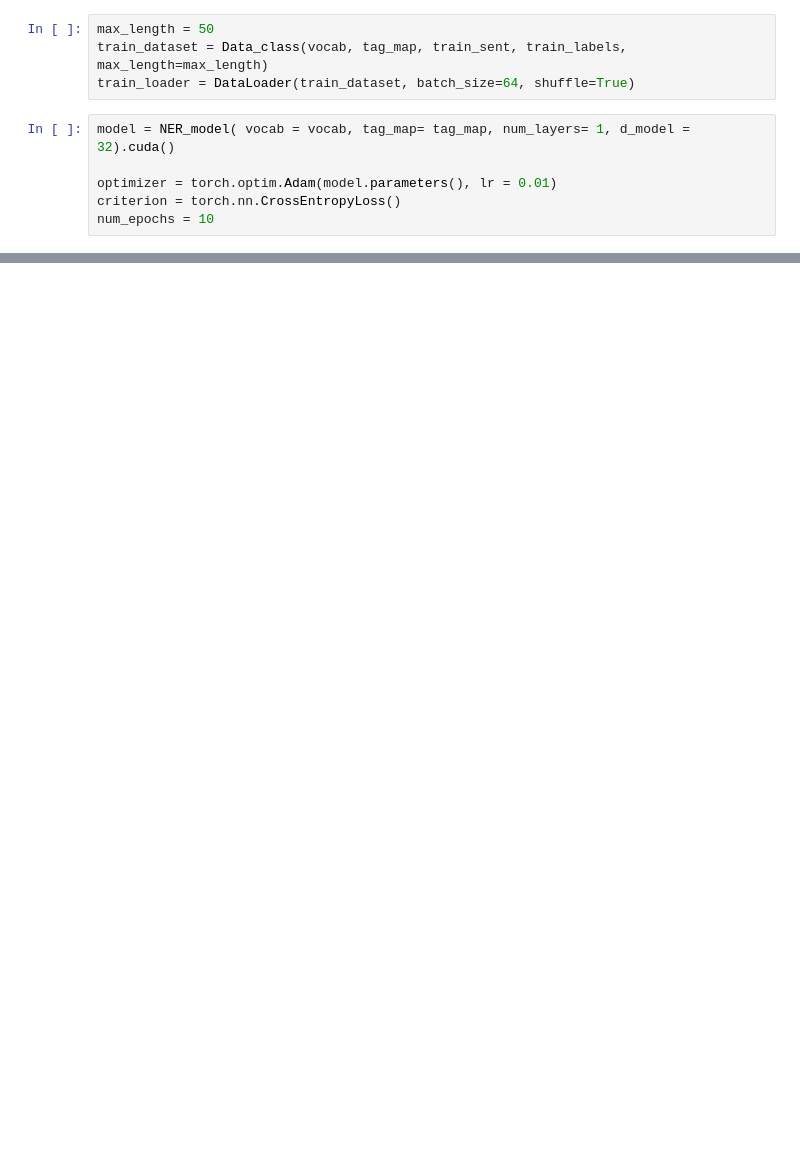
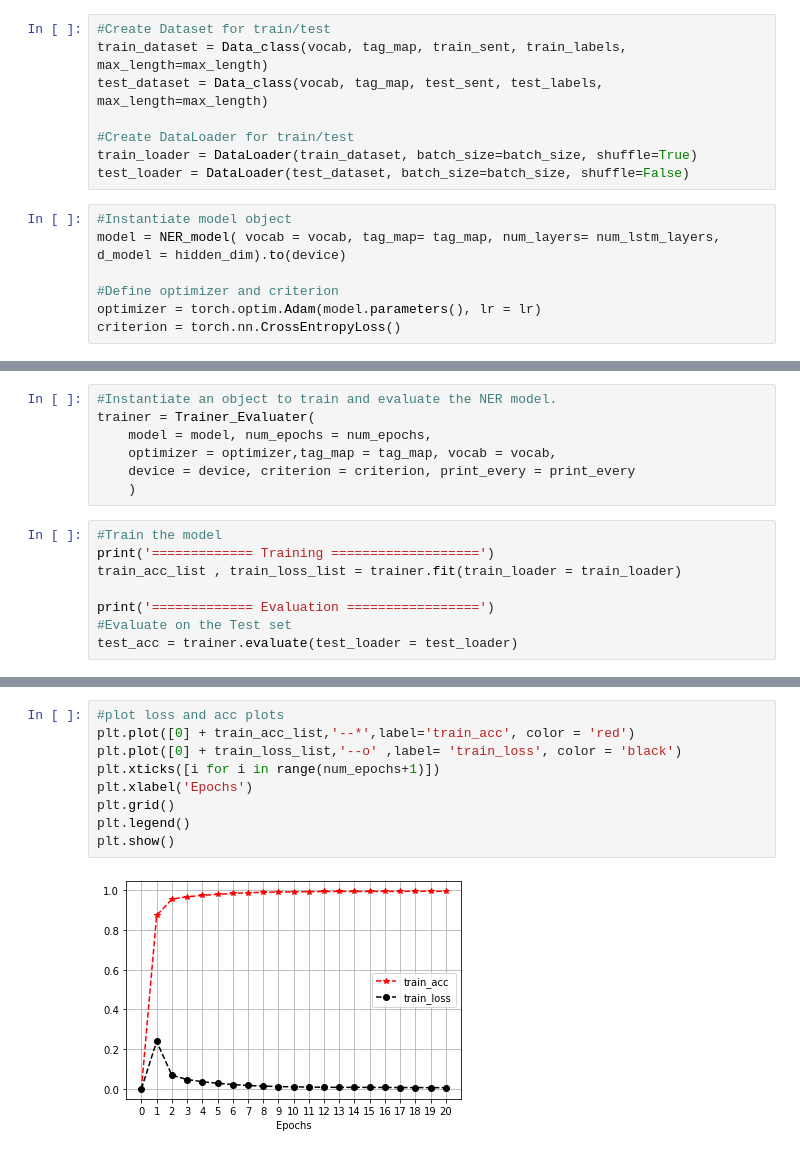
Before and after one commit to faresmalik/Named-Entity-Recognition, a Jupyter notebook: notebook.ipynb, the cells around one changed output, grey strips where cells are left out. Saved outputs shown, nothing was run; the diff lists cells and outputs as text; blank space fills up the shorter version.

```diff
--- a/notebook.ipynb
+++ b/notebook.ipynb
@@ -61,12 +100,17 @@ plt.show()
 # %% [output]
 [figure]
 # %%
-max_length = 50
+#Create Dataset for train/test
 train_dataset = Data_class(vocab, tag_map, train_sent, train_labels, max_length=max_length)
-train_loader = DataLoader(train_dataset, batch_size=64, shuffle=True)
+test_dataset = Data_class(vocab, tag_map, test_sent, test_labels, max_length=max_length)
+
+#Create DataLoader for train/test
+train_loader = DataLoader(train_dataset, batch_size=batch_size, shuffle=True)
+test_loader = DataLoader(test_dataset, batch_size=batch_size, shuffle=False)
 # %%
-model = NER_model( vocab = vocab, tag_map= tag_map, num_layers= 1, d_model = 32).cuda()
+#Instantiate model object
+model = NER_model( vocab = vocab, tag_map= tag_map, num_layers= num_lstm_layers, d_model = hidden_dim).to(device)
 
-optimizer = torch.optim.Adam(model.parameters(), lr = 0.01)
+#Define optimizer and criterion
+optimizer = torch.optim.Adam(model.parameters(), lr = lr)
 criterion = torch.nn.CrossEntropyLoss()
-num_epochs = 10
@@ -137,0 +117,15 @@ Acc = 0.9816575572320733
+# %%
+#Instantiate an object to train and evaluate the NER model.
+trainer = Trainer_Evaluater(
+    model = model, num_epochs = num_epochs,
+    optimizer = optimizer,tag_map = tag_map, vocab = vocab,
+    device = device, criterion = criterion, print_every = print_every
+    )
+# %%
+#Train the model
+print('============= Training ===================')
+train_acc_list , train_loss_list = trainer.fit(train_loader = train_loader)
+
+print('============= Evaluation =================')
+#Evaluate on the Test set
+test_acc = trainer.evaluate(test_loader = test_loader)
@@ -137,0 +151,11 @@ Acc = 0.9816575572320733
+# %%
+#plot loss and acc plots
+plt.plot([0] + train_acc_list,'--*',label='train_acc', color = 'red')
+plt.plot([0] + train_loss_list,'--o' ,label= 'train_loss', color = 'black')
+plt.xticks([i for i in range(num_epochs+1)])
+plt.xlabel('Epochs')
+plt.grid()
+plt.legend()
+plt.show()
+# %% [output]
+[figure, added]
```
Also changed, not shown: parts of 10 cells of this notebook, 3 other files.
